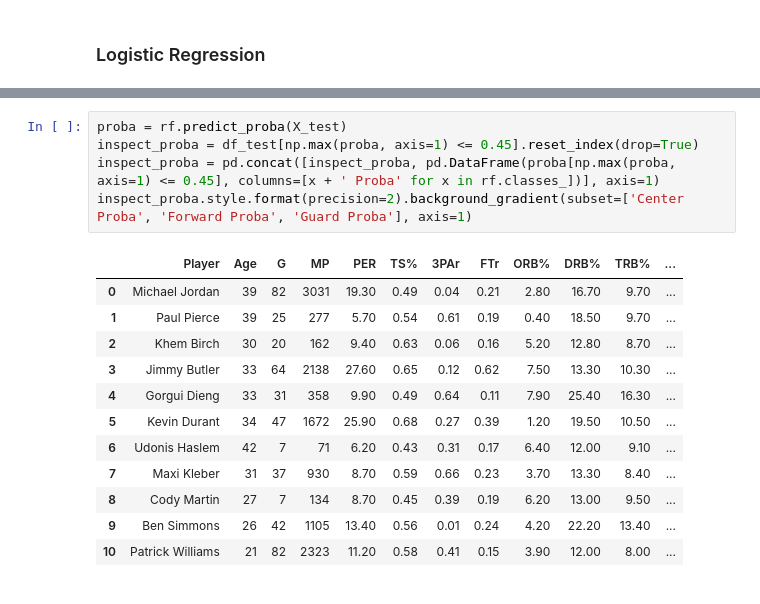
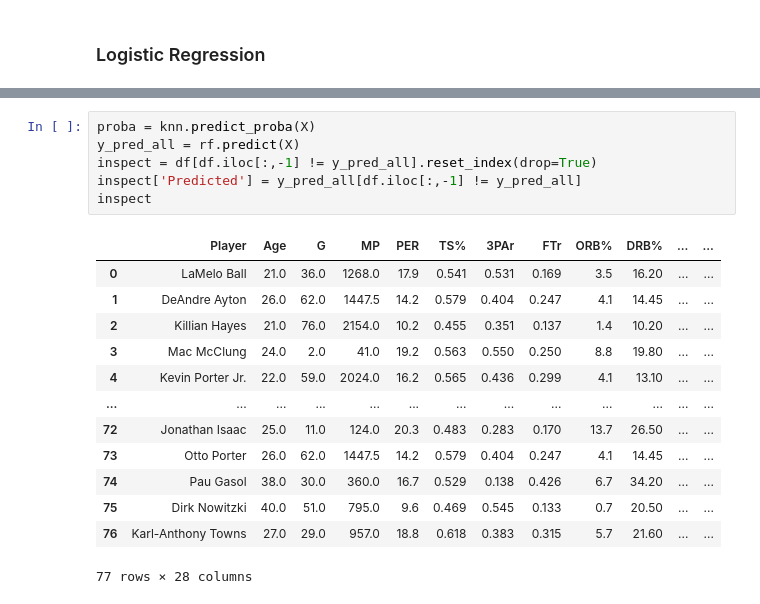
Before and after one commit to sejaldua/baller-shoes, a Jupyter notebook: notebooks/experiment3/predict-footwear.ipynb, the cells around one changed output, grey strips where cells are left out. Saved outputs shown, nothing was run; the diff lists cells and outputs as text.

```diff
--- a/notebooks/experiment3/predict-footwear.ipynb
+++ b/notebooks/experiment3/predict-footwear.ipynb
@@ -300,18 +302,20 @@ cm.figure_.savefig('./../../figures/confusion_matrix_rf.png')
-# %%
-proba = rf.predict_proba(X_test)
-inspect_proba = df_test[np.max(proba, axis=1) <= 0.45].reset_index(drop=True)
-inspect_proba = pd.concat([inspect_proba, pd.DataFrame(proba[np.max(proba, axis=1) <= 0.45], columns=[x + ' Proba' for x in rf.classes_])], axis=1)
-inspect_proba.style.format(precision=2).background_gradient(subset=['Center Proba', 'Forward Proba', 'Guard Proba'], axis=1)
-# %% [output]
-|  | Player | Age | G | MP | PER | TS% | 3PAr | FTr | ORB% | DRB% | TRB% | ... |
-| 0 | Michael Jordan | 39 | 82 | 3031 | 19.30 | 0.49 | 0.04 | 0.21 | 2.80 | 16.70 | 9.70 | ... |
-| 1 | Paul Pierce | 39 | 25 | 277 | 5.70 | 0.54 | 0.61 | 0.19 | 0.40 | 18.50 | 9.70 | ... |
-| 2 | Khem Birch | 30 | 20 | 162 | 9.40 | 0.63 | 0.06 | 0.16 | 5.20 | 12.80 | 8.70 | ... |
-| 3 | Jimmy Butler | 33 | 64 | 2138 | 27.60 | 0.65 | 0.12 | 0.62 | 7.50 | 13.30 | 10.30 | ... |
-| 4 | Gorgui Dieng | 33 | 31 | 358 | 9.90 | 0.49 | 0.64 | 0.11 | 7.90 | 25.40 | 16.30 | ... |
-| 5 | Kevin Durant | 34 | 47 | 1672 | 25.90 | 0.68 | 0.27 | 0.39 | 1.20 | 19.50 | 10.50 | ... |
-| 6 | Udonis Haslem | 42 | 7 | 71 | 6.20 | 0.43 | 0.31 | 0.17 | 6.40 | 12.00 | 9.10 | ... |
-| 7 | Maxi Kleber | 31 | 37 | 930 | 8.70 | 0.59 | 0.66 | 0.23 | 3.70 | 13.30 | 8.40 | ... |
-| 8 | Cody Martin | 27 | 7 | 134 | 8.70 | 0.45 | 0.39 | 0.19 | 6.20 | 13.00 | 9.50 | ... |
-| 9 | Ben Simmons | 26 | 42 | 1105 | 13.40 | 0.56 | 0.01 | 0.24 | 4.20 | 22.20 | 13.40 | ... |
-| 10 | Patrick Williams | 21 | 82 | 2323 | 11.20 | 0.58 | 0.41 | 0.15 | 3.90 | 12.00 | 8.00 | ... |
+# %%
+proba = knn.predict_proba(X)
+y_pred_all = rf.predict(X)
+inspect = df[df.iloc[:,-1] != y_pred_all].reset_index(drop=True)
+inspect['Predicted'] = y_pred_all[df.iloc[:,-1] != y_pred_all]
+inspect
+# %% [output]
+|  | Player | Age | G | MP | PER | TS% | 3PAr | FTr | ORB% | DRB% | ... | ... |
+| 0 | LaMelo Ball | 21.0 | 36.0 | 1268.0 | 17.9 | 0.541 | 0.531 | 0.169 | 3.5 | 16.20 | ... | ... |
+| 1 | DeAndre Ayton | 26.0 | 62.0 | 1447.5 | 14.2 | 0.579 | 0.404 | 0.247 | 4.1 | 14.45 | ... | ... |
+| 2 | Killian Hayes | 21.0 | 76.0 | 2154.0 | 10.2 | 0.455 | 0.351 | 0.137 | 1.4 | 10.20 | ... | ... |
+| 3 | Mac McClung | 24.0 | 2.0 | 41.0 | 19.2 | 0.563 | 0.550 | 0.250 | 8.8 | 19.80 | ... | ... |
+| 4 | Kevin Porter Jr. | 22.0 | 59.0 | 2024.0 | 16.2 | 0.565 | 0.436 | 0.299 | 4.1 | 13.10 | ... | ... |
+| ... | ... | ... | ... | ... | ... | ... | ... | ... | ... | ... | ... | ... |
+| 72 | Jonathan Isaac | 25.0 | 11.0 | 124.0 | 20.3 | 0.483 | 0.283 | 0.170 | 13.7 | 26.50 | ... | ... |
+| 73 | Otto Porter | 26.0 | 62.0 | 1447.5 | 14.2 | 0.579 | 0.404 | 0.247 | 4.1 | 14.45 | ... | ... |
+| 74 | Pau Gasol | 38.0 | 30.0 | 360.0 | 16.7 | 0.529 | 0.138 | 0.426 | 6.7 | 34.20 | ... | ... |
+| 75 | Dirk Nowitzki | 40.0 | 51.0 | 795.0 | 9.6 | 0.469 | 0.545 | 0.133 | 0.7 | 20.50 | ... | ... |
+| 76 | Karl-Anthony Towns | 27.0 | 29.0 | 957.0 | 18.8 | 0.618 | 0.383 | 0.315 | 5.7 | 21.60 | ... | ... |
+77 rows × 28 columns
```
Also changed, not shown: parts of 12 cells of this notebook, 6 other files.
